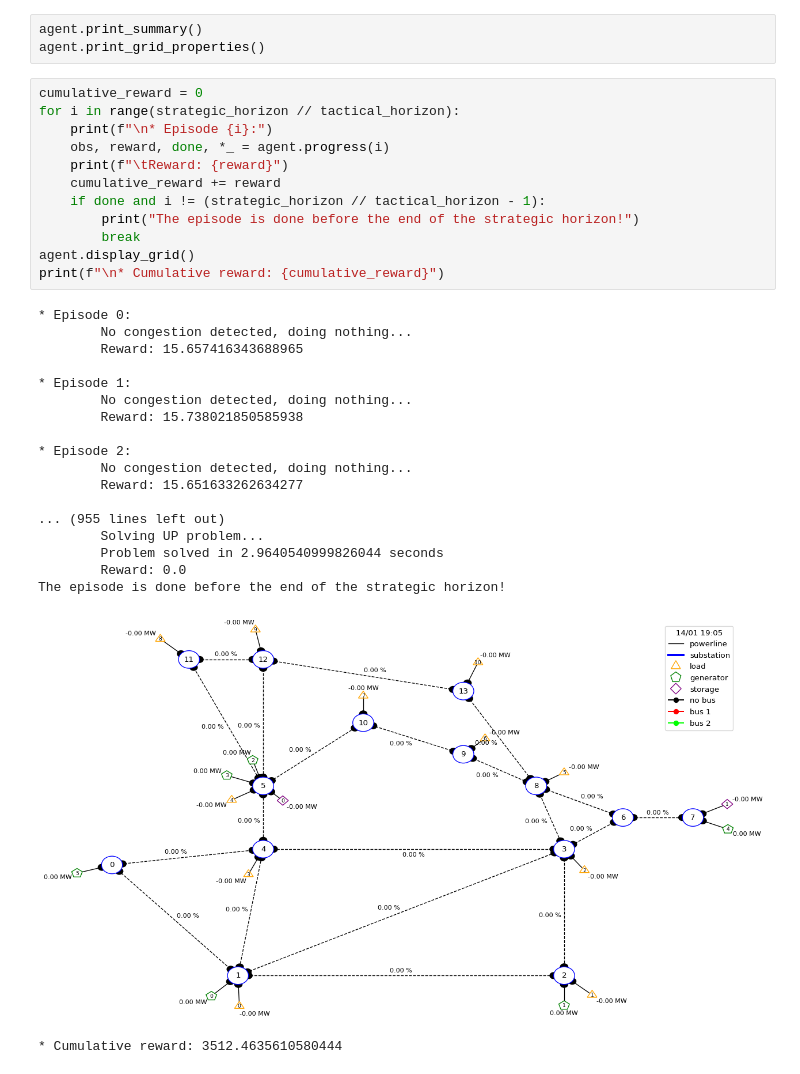
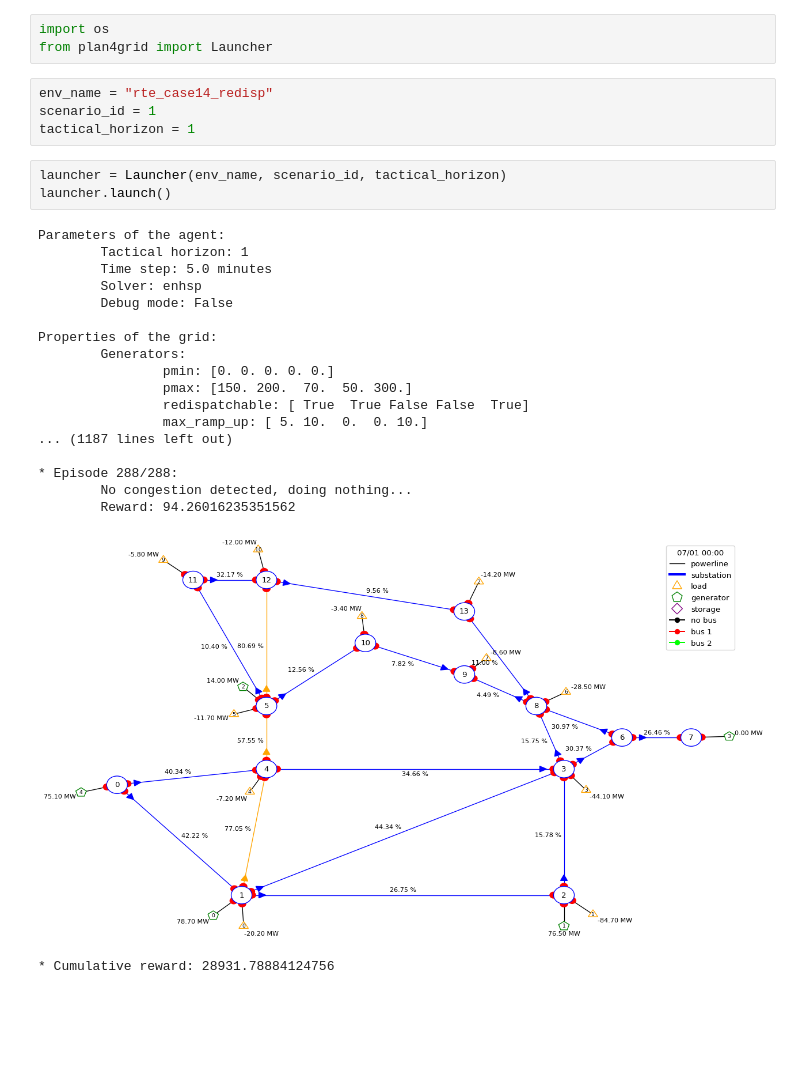
Before and after one commit to aiplan4eu/AIPlan4Grid, a Jupyter notebook: notebooks/demo.ipynb, the cells around one changed output. Cells and saved outputs as stored; diff of their text form; blank space fills up the shorter version.

Commit message:
feat: add a launcher

```diff
--- a/notebooks/demo.ipynb
+++ b/notebooks/demo.ipynb
@@ -66,35 +1,30 @@ agent = AIPlan4GridAgent(
-# %%
-agent.print_summary()
-agent.print_grid_properties()
-# %%
-cumulative_reward = 0
-for i in range(strategic_horizon // tactical_horizon):
-    print(f"\n* Episode {i}:")
-    obs, reward, done, *_ = agent.progress(i)
-    print(f"\tReward: {reward}")
-    cumulative_reward += reward
-    if done and i != (strategic_horizon // tactical_horizon - 1):
-        print("The episode is done before the end of the strategic horizon!")
-        break
-agent.display_grid()
-print(f"\n* Cumulative reward: {cumulative_reward}")
-# %% [output]
-* Episode 0:
-        No congestion detected, doing nothing...
-        Reward: 15.657416343688965
-
-* Episode 1:
-        No congestion detected, doing nothing...
-        Reward: 15.738021850585938
-
-* Episode 2:
-        No congestion detected, doing nothing...
-        Reward: 15.651633262634277
-
-... (955 lines left out)
-        Solving UP problem...
-        Problem solved in 2.9640540999826044 seconds
-        Reward: 0.0
-The episode is done before the end of the strategic horizon!
-[figure, removed]
-* Cumulative reward: 3512.4635610580444
+# %%
+import os
+from plan4grid import Launcher
+# %%
+env_name = "rte_case14_redisp"
+scenario_id = 1
+tactical_horizon = 1
+# %%
+launcher = Launcher(env_name, scenario_id, tactical_horizon)
+launcher.launch()
+# %% [output]
+Parameters of the agent:
+        Tactical horizon: 1
+        Time step: 5.0 minutes
+        Solver: enhsp
+        Debug mode: False
+
+Properties of the grid:
+        Generators:
+                pmin: [0. 0. 0. 0. 0.]
+                pmax: [150. 200.  70.  50. 300.]
+                redispatchable: [ True  True False False  True]
+                max_ramp_up: [ 5. 10.  0.  0. 10.]
+... (1187 lines left out)
+
+* Episode 288/288:
+        No congestion detected, doing nothing...
+        Reward: 94.26016235351562
+[figure, added]
+* Cumulative reward: 28931.78884124756
```
Also changed, not shown: parts of 6 cells of this notebook, 5 other files.
